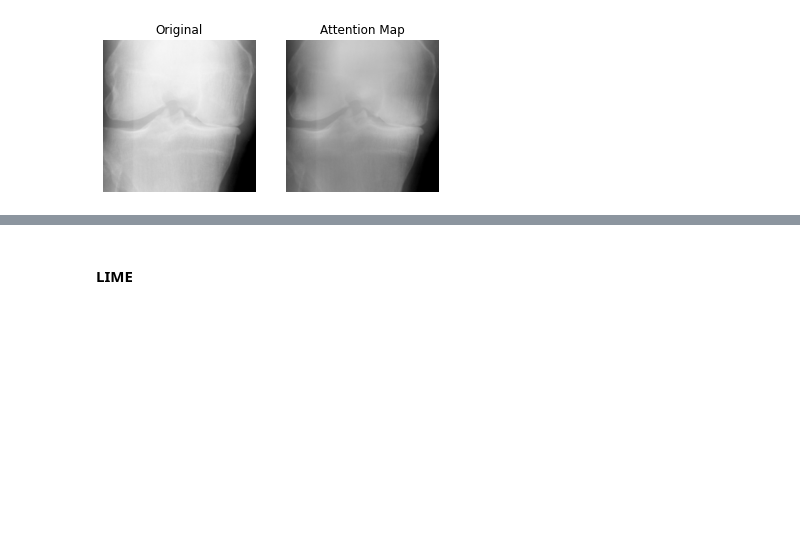
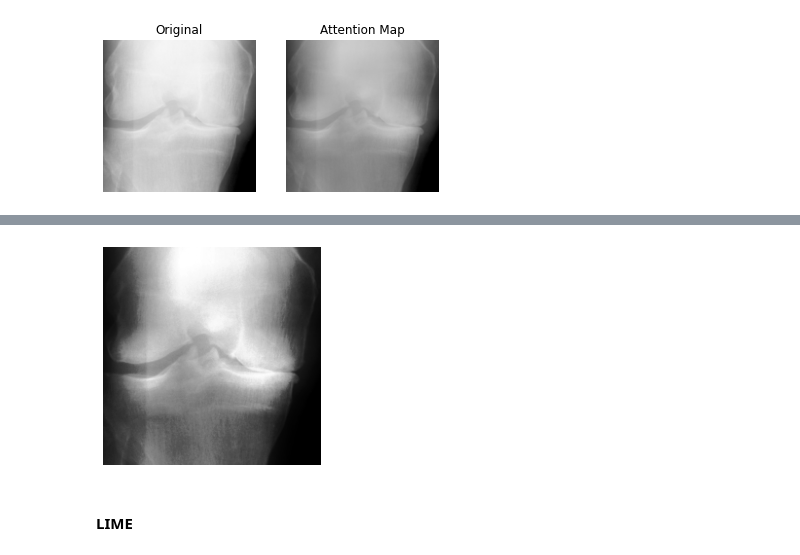
Before and after one commit to jah377/XAI_ImageClassification, a Jupyter notebook: xai.ipynb, the cells around one changed output, grey strips where cells are left out. Drawn from its saved outputs; the diff is of its cells as text; code cells hidden in the pictures; blank space fills up the shorter version.

```diff
--- a/xai.ipynb
+++ b/xai.ipynb
@@ -580,3 +625,8 @@ _ = ax2.imshow(attention_map)
+# %%
+plt.imshow(image_enhanced, cmap='gray'), plt.axis("off")
+plt.show()
+# %% [output]
+[figure, added]
 # %% [markdown]
 #### LIME
 # %%
```
Also changed, not shown: parts of 19 cells of this notebook.
